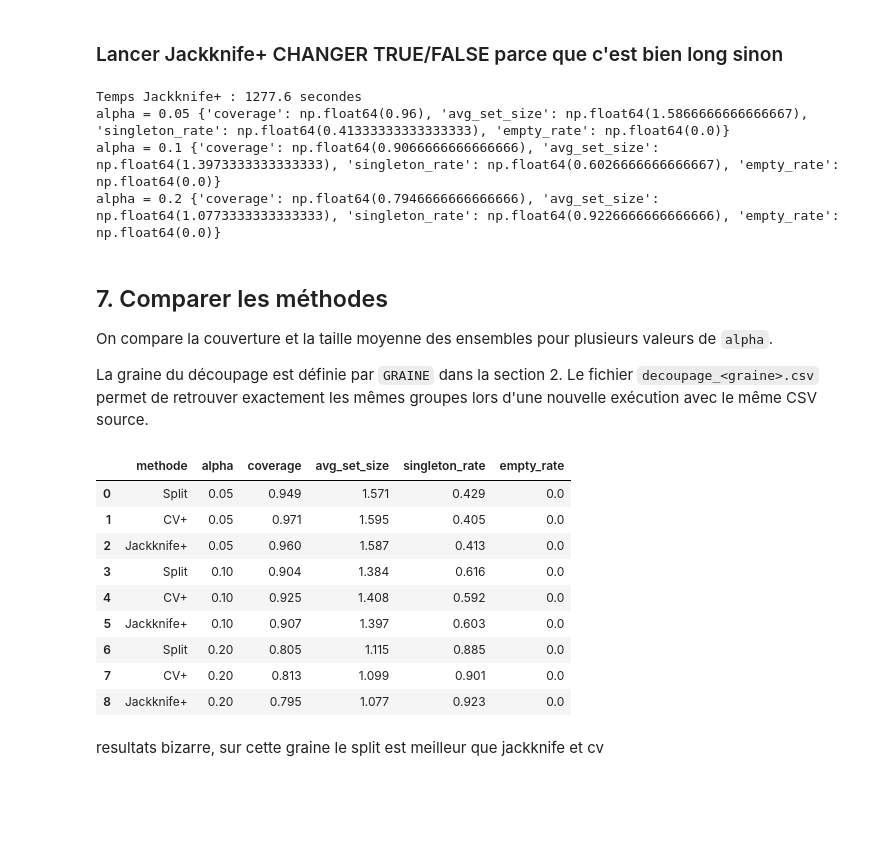
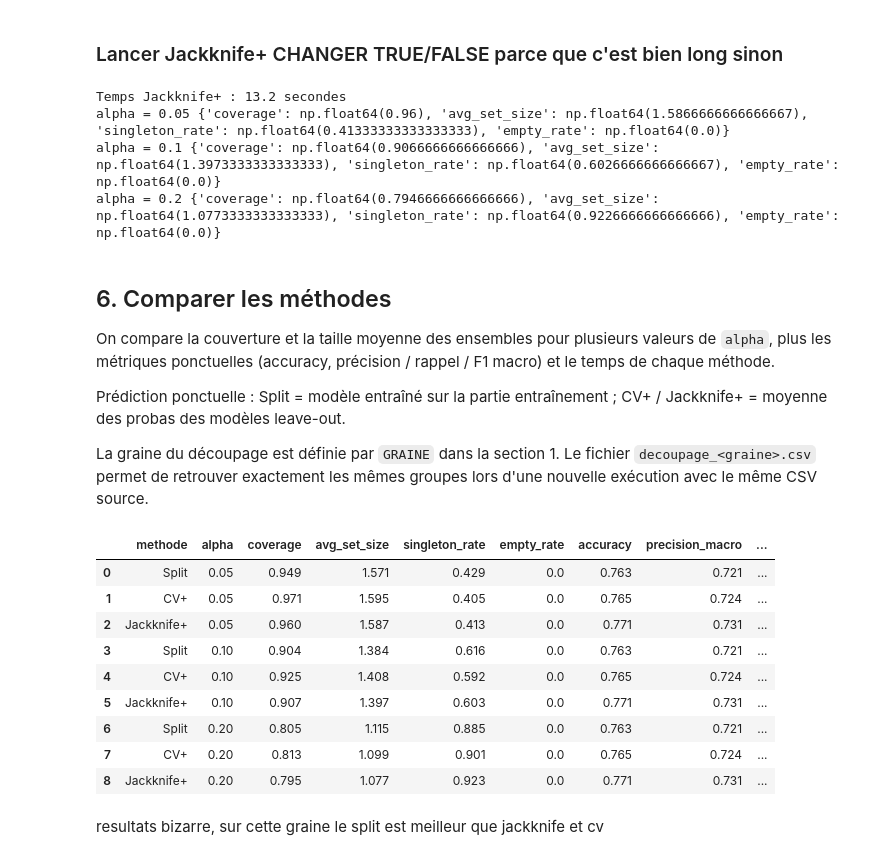
Before and after one commit to chl0heyy/Projet_RI_TabFn, a Jupyter notebook: notebook_xgboost.ipynb, the cells around one changed output. Cells and saved outputs as stored; diff of their text form; code cells hidden in the pictures; blank space fills up the shorter version.

```diff
--- a/notebook_xgboost.ipynb
+++ b/notebook_xgboost.ipynb
@@ -257,6 +326,11 @@ def construire_ensembles_plus(scores_vrais, scores_test, alpha):
     # On compte combien de modèles jugent chaque classe moins plausible.
     nombre_rejets = (scores_test > scores_vrais[:, None, None]).sum(axis=0)
     return nombre_rejets < (1 - alpha) * (len(scores_vrais) + 1)
+
+
+def proba_moyenne_plus(scores_test):
+    # Prédiction ponctuelle pour CV+/Jackknife+ : moyenne des probas des modèles leave-out.
+    return (1 - scores_test).mean(axis=0)
 # %% [markdown]
 ### CV+
 # %%
@@ -264,7 +338,8 @@ debut = time.time()
 scores_cv, predictions_cv = calculer_scores_plus(
     X_D, y_D, X_test, methode="cv", nombre_folds=10
 )
-print("Temps CV+ :", round(time.time() - debut, 1), "secondes")
+TEMPS_CV = time.time() - debut
+print("Temps CV+ :", round(TEMPS_CV, 1), "secondes")
 
 for alpha in [0.05, 0.1, 0.2]:
     ensembles = construire_ensembles_plus(scores_cv, predictions_cv, alpha)
@@ -279,0 +359,16 @@ alpha=0.2: avg_set_size proche de 1 (1.09) c'est top; singleton rate de 0.901 to
+# %%
+lignes_cv = []
+for g, d in decoupages.items():
+    debut = time.time()
+    s_cv, pr_cv = calculer_scores_plus(d["X_D"], d["y_D"], d["X_test"], methode="cv", nombre_folds=10)
+    t = time.time() - debut
+    m_cv = metriques_point(d["y_test"], proba_moyenne_plus(pr_cv))
+    for alpha in alphas:
+        ensembles = construire_ensembles_plus(s_cv, pr_cv, alpha)
+        lignes_cv.append({"graine": g, "methode": "CV+", "alpha": alpha,
+                          **mesurer_ensembles(ensembles, d["y_test"]), **m_cv, "temps_s": t})
+
+multi_cv = pd.DataFrame(lignes_cv)
+display(multi_cv.pivot(index="graine", columns="alpha", values="coverage").round(3))
+display(multi_cv.groupby("alpha")[["coverage", "avg_set_size", "singleton_rate", "accuracy", "f1_macro"]]
+        .agg(["mean", "std"]).round(3))
@@ -288,7 +397,8 @@ if LANCER_JACKKNIFE:
     scores_jk, predictions_jk = calculer_scores_plus(
         X_D, y_D, X_test, methode="jackknife"
     )
-    print("Temps Jackknife+ :", round(time.time() - debut, 1), "secondes")
+    TEMPS_JK = time.time() - debut
+    print("Temps Jackknife+ :", round(TEMPS_JK, 1), "secondes")
 
     for alpha in [0.05, 0.1, 0.2]:
         ensembles = construire_ensembles_plus(scores_jk, predictions_jk, alpha)
@@ -296,46 +406,59 @@ if LANCER_JACKKNIFE:
 else:
     print("jackknife ne s'est pas lancé: change FALSE en TRUE si tu le souhaites")
 # %% [output]
-Temps Jackknife+ : 1277.6 secondes
+Temps Jackknife+ : 13.2 secondes
 alpha = 0.05 {'coverage': np.float64(0.96), 'avg_set_size': np.float64(1.5866666666666667), 'singleton_rate': np.float64(0.41333333333333333), 'empty_rate': np.float64(0.0)}
 alpha = 0.1 {'coverage': np.float64(0.9066666666666666), 'avg_set_size': np.float64(1.3973333333333333), 'singleton_rate': np.float64(0.6026666666666667), 'empty_rate': np.float64(0.0)}
 alpha = 0.2 {'coverage': np.float64(0.7946666666666666), 'avg_set_size': np.float64(1.0773333333333333), 'singleton_rate': np.float64(0.9226666666666666), 'empty_rate': np.float64(0.0)}
 # %% [markdown]
-## 7. Comparer les méthodes
+## 6. Comparer les méthodes
 
-On compare la couverture et la taille moyenne des ensembles pour plusieurs valeurs de `alpha`.
+On compare la couverture et la taille moyenne des ensembles pour plusieurs valeurs de `alpha`, plus les métriques ponctuelles (accuracy, précision / rappel / F1 macro) et le temps de chaque méthode.
 
-La graine du découpage est définie par `GRAINE` dans la section 2. Le fichier `decoupage_<graine>.csv` permet de retrouver exactement les mêmes groupes lors d'une nouvelle exécution avec le même CSV source.
+Prédiction ponctuelle : Split = modèle entraîné sur la partie entraînement ; CV+ / Jackknife+ = moyenne des probas des modèles leave-out.
+
+La graine du découpage est définie par `GRAINE` dans la section 1. Le fichier `decoupage_<graine>.csv` permet de retrouver exactement les mêmes groupes lors d'une nouvelle exécution avec le même CSV source.
 # %%
 alphas = [0.05, 0.1, 0.2]
 comparaison = []
 
 for alpha in alphas:
     ensembles = split_conformal(proba_cal, y_cal, proba_test_split, alpha)
     mesures = mesurer_ensembles(ensembles, y_test)
     comparaison.append({"methode": "Split", "alpha": alpha, **mesures})
 
     ensembles = construire_ensembles_plus(scores_cv, predictions_cv, alpha)
     mesures = mesurer_ensembles(ensembles, y_test)
     comparaison.append({"methode": "CV+", "alpha": alpha, **mesures})
 
     if LANCER_JACKKNIFE:
         ensembles = construire_ensembles_plus(scores_jk, predictions_jk, alpha)
         mesures = mesurer_ensembles(ensembles, y_test)
         comparaison.append({"methode": "Jackknife+", "alpha": alpha, **mesures})
 
+point = {
+    "Split": (metriques_point(y_test, proba_test_split), TEMPS_SPLIT),
+    "CV+": (metriques_point(y_test, proba_moyenne_plus(predictions_cv)), TEMPS_CV),
+}
+if LANCER_JACKKNIFE:
+    point["Jackknife+"] = (metriques_point(y_test, proba_moyenne_plus(predictions_jk)), TEMPS_JK)
+for ligne in comparaison:
+    m, t = point[ligne["methode"]]
+    ligne.update(m)
+    ligne["temps_s"] = t
+
 resultats = pd.DataFrame(comparaison)
 display(resultats.round(3))
 # %% [output]
-|  | methode | alpha | coverage | avg_set_size | singleton_rate | empty_rate |
-| 0 | Split | 0.05 | 0.949 | 1.571 | 0.429 | 0.0 |
-| 1 | CV+ | 0.05 | 0.971 | 1.595 | 0.405 | 0.0 |
-| 2 | Jackknife+ | 0.05 | 0.960 | 1.587 | 0.413 | 0.0 |
-| 3 | Split | 0.10 | 0.904 | 1.384 | 0.616 | 0.0 |
-| 4 | CV+ | 0.10 | 0.925 | 1.408 | 0.592 | 0.0 |
-| 5 | Jackknife+ | 0.10 | 0.907 | 1.397 | 0.603 | 0.0 |
-| 6 | Split | 0.20 | 0.805 | 1.115 | 0.885 | 0.0 |
-| 7 | CV+ | 0.20 | 0.813 | 1.099 | 0.901 | 0.0 |
-| 8 | Jackknife+ | 0.20 | 0.795 | 1.077 | 0.923 | 0.0 |
+|  | methode | alpha | coverage | avg_set_size | singleton_rate | empty_rate | accuracy | precision_macro | ... |
+| 0 | Split | 0.05 | 0.949 | 1.571 | 0.429 | 0.0 | 0.763 | 0.721 | ... |
+| 1 | CV+ | 0.05 | 0.971 | 1.595 | 0.405 | 0.0 | 0.765 | 0.724 | ... |
+| 2 | Jackknife+ | 0.05 | 0.960 | 1.587 | 0.413 | 0.0 | 0.771 | 0.731 | ... |
+| 3 | Split | 0.10 | 0.904 | 1.384 | 0.616 | 0.0 | 0.763 | 0.721 | ... |
+| 4 | CV+ | 0.10 | 0.925 | 1.408 | 0.592 | 0.0 | 0.765 | 0.724 | ... |
+| 5 | Jackknife+ | 0.10 | 0.907 | 1.397 | 0.603 | 0.0 | 0.771 | 0.731 | ... |
+| 6 | Split | 0.20 | 0.805 | 1.115 | 0.885 | 0.0 | 0.763 | 0.721 | ... |
+| 7 | CV+ | 0.20 | 0.813 | 1.099 | 0.901 | 0.0 | 0.765 | 0.724 | ... |
+| 8 | Jackknife+ | 0.20 | 0.795 | 1.077 | 0.923 | 0.0 | 0.771 | 0.731 | ... |
 # %% [markdown]
 resultats bizarre, sur cette graine le split est meilleur que jackknife et cv
```
Also changed, not shown: parts of 12 cells of this notebook, 4 other files.
